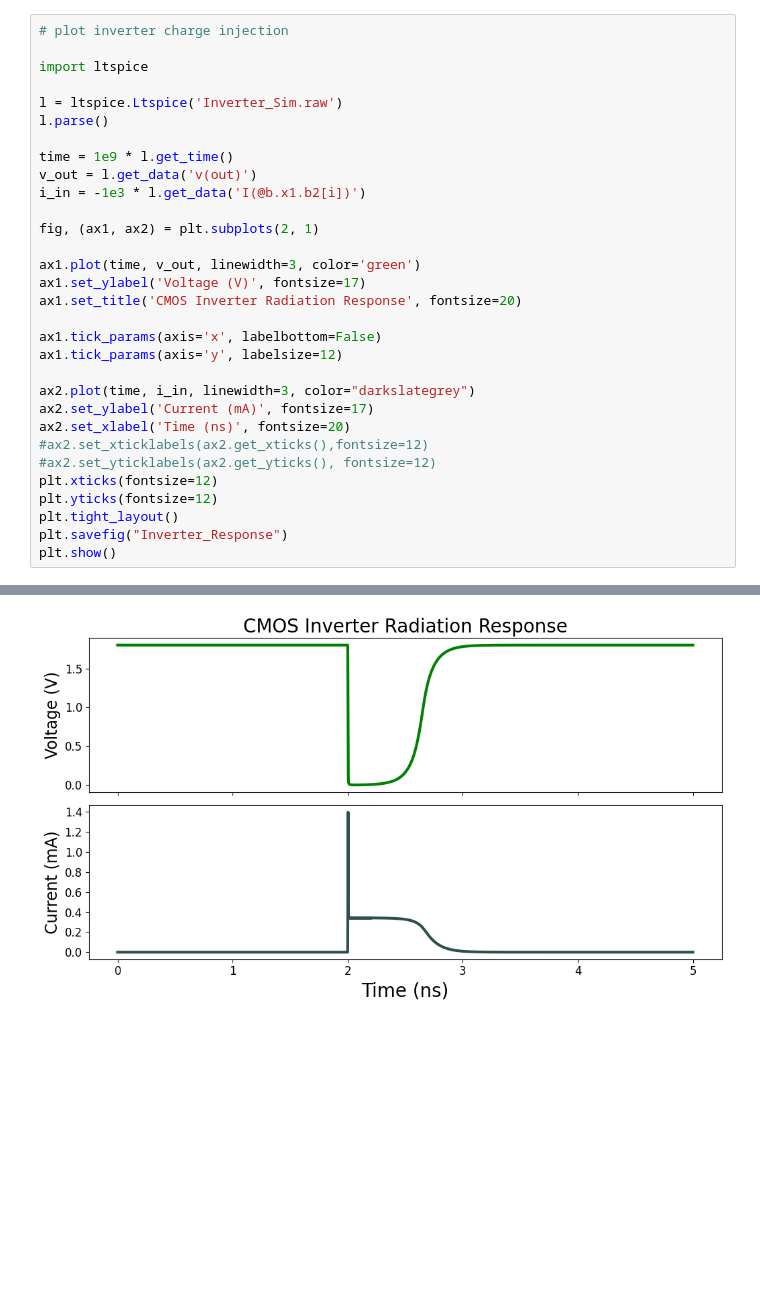
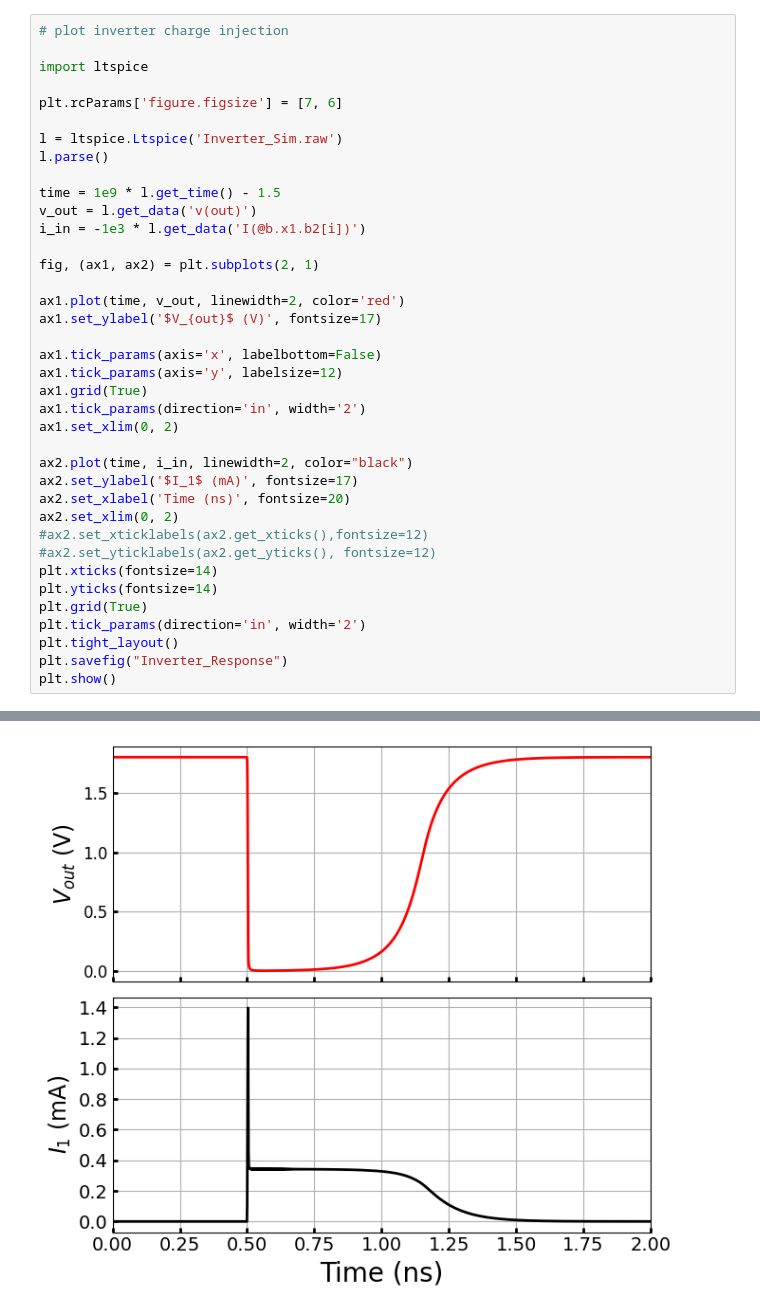
Before and after one commit to OSCRE-sim/OSCRE, a Jupyter notebook: Archive/image_gen/image_gen.ipynb, the cells around one changed output, grey strips where cells are left out. Saved outputs shown, nothing was run; the diff lists cells and outputs as text; blank space fills up the shorter version.

```diff
--- a/Archive/image_gen/image_gen.ipynb
+++ b/Archive/image_gen/image_gen.ipynb
@@ -280,34 +361,41 @@ plt.show()
 # %%
 # plot inverter charge injection
 
 import ltspice
 
+plt.rcParams['figure.figsize'] = [7, 6]
+
 l = ltspice.Ltspice('Inverter_Sim.raw')
 l.parse()
 
-time = 1e9 * l.get_time()
+time = 1e9 * l.get_time() - 1.5
 v_out = l.get_data('v(out)')
 i_in = -1e3 * l.get_data('I(@b.x1.b2[i])')
 
 fig, (ax1, ax2) = plt.subplots(2, 1)
 
-ax1.plot(time, v_out, linewidth=3, color='green')
-ax1.set_ylabel('Voltage (V)', fontsize=17)
-ax1.set_title('CMOS Inverter Radiation Response', fontsize=20)
+ax1.plot(time, v_out, linewidth=2, color='red')
+ax1.set_ylabel('$V_{out}$ (V)', fontsize=17)
 
 ax1.tick_params(axis='x', labelbottom=False)
 ax1.tick_params(axis='y', labelsize=12)
+ax1.grid(True)
+ax1.tick_params(direction='in', width='2')
+ax1.set_xlim(0, 2)
 
-ax2.plot(time, i_in, linewidth=3, color="darkslategrey")
-ax2.set_ylabel('Current (mA)', fontsize=17)
+ax2.plot(time, i_in, linewidth=2, color="black")
+ax2.set_ylabel('$I_1$ (mA)', fontsize=17)
 ax2.set_xlabel('Time (ns)', fontsize=20)
+ax2.set_xlim(0, 2)
 #ax2.set_xticklabels(ax2.get_xticks(),fontsize=12)
 #ax2.set_yticklabels(ax2.get_yticks(), fontsize=12)
-plt.xticks(fontsize=12)
-plt.yticks(fontsize=12)
+plt.xticks(fontsize=14)
+plt.yticks(fontsize=14)
+plt.grid(True)
+plt.tick_params(direction='in', width='2')
 plt.tight_layout()
 plt.savefig("Inverter_Response")
 plt.show()
 # %% [output]
 [Warning] Variable data type is detected as double precision.
-[figure, old version]
+[figure, new version]
```
Also changed, not shown: parts of 10 cells of this notebook, 33 other files.
